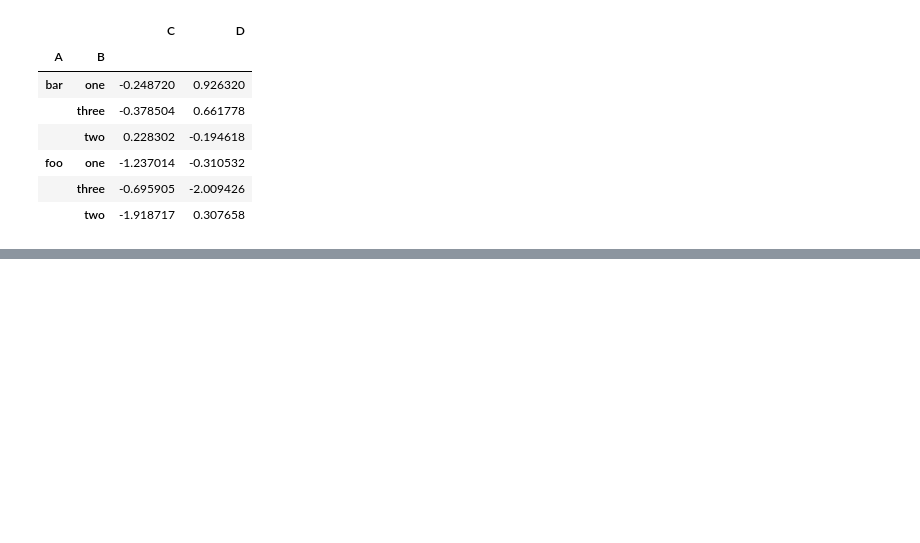
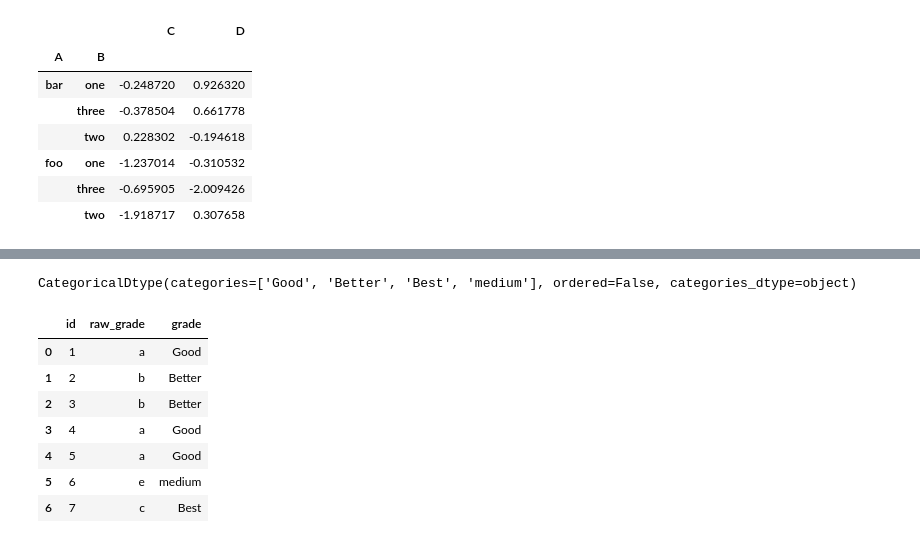
Before and after one commit to kamranshahid56-tech/Python_Practice-Numpy-Pandas-, a Jupyter notebook: python_practice.ipynb, the cells around one changed output, grey strips where cells are left out. Drawn from its saved outputs; the diff is of its cells as text; code cells hidden in the pictures; blank space fills up the shorter version.

```diff
--- a/python_practice.ipynb
+++ b/python_practice.ipynb
@@ -2610,3 +2610,11 @@ df.groupby(["A","B"]).sum()
 | foo | one | -1.237014 | -0.310532 |
 |  | three | -0.695905 | -2.009426 |
 |  | two | -1.918717 | 0.307658 |
+# %%
+import pandas as pd
+df = pd.DataFrame(
+  {"id": [1, 2, 3, 4, 5, 6,7], "raw_grade": ["a", "b", "b", "a", "a", "e","c"]}
+)
+# %%
+df["grade"] = df["raw_grade"].astype("category")
+df['grade']
@@ -2612,0 +2631,18 @@ df.groupby(["A","B"]).sum()
+# %%
+new_categories = ["Good","Better","Best","medium"]
+df["grade"] = df["grade"].cat.rename_categories(new_categories)
+# %%
+df['grade'].dtypes
+# %% [output]
+CategoricalDtype(categories=['Good', 'Better', 'Best', 'medium'], ordered=False, categories_dtype=object)
+# %%
+df
+# %% [output]
+|  | id | raw_grade | grade |
+| 0 | 1 | a | Good |
+| 1 | 2 | b | Better |
+| 2 | 3 | b | Better |
+| 3 | 4 | a | Good |
+| 4 | 5 | a | Good |
+| 5 | 6 | e | medium |
+| 6 | 7 | c | Best |
```
Also changed, not shown: parts of 18 cells of this notebook.
